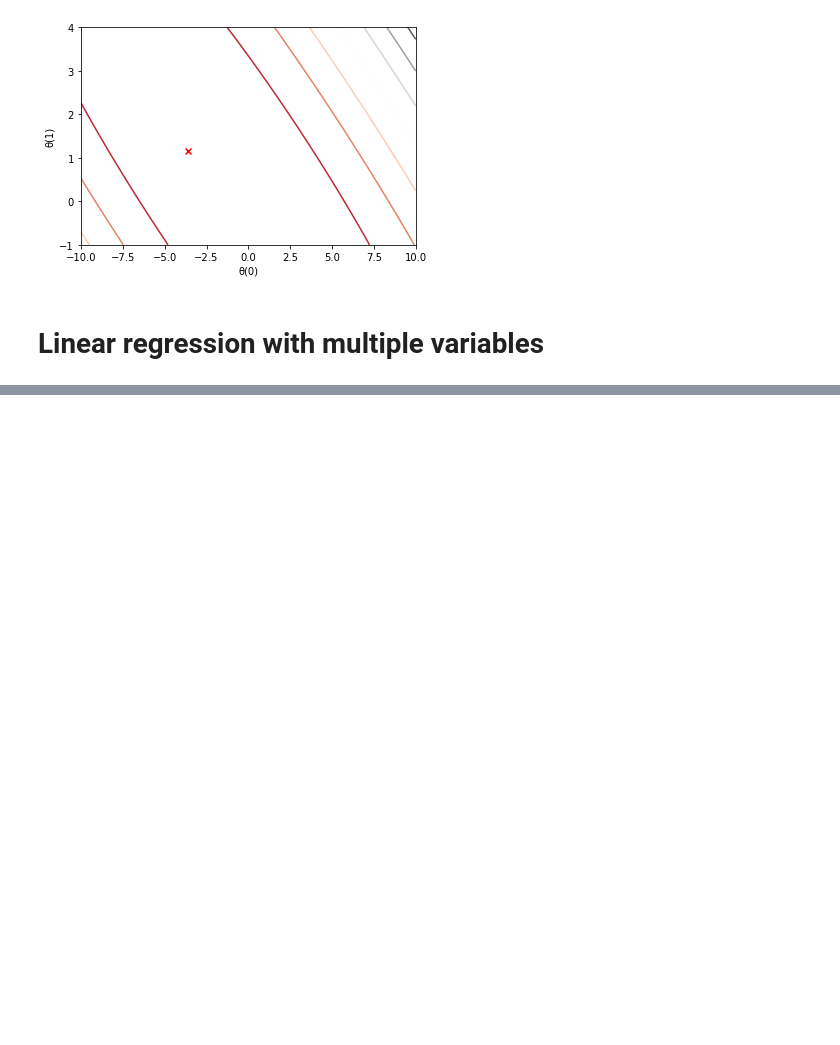
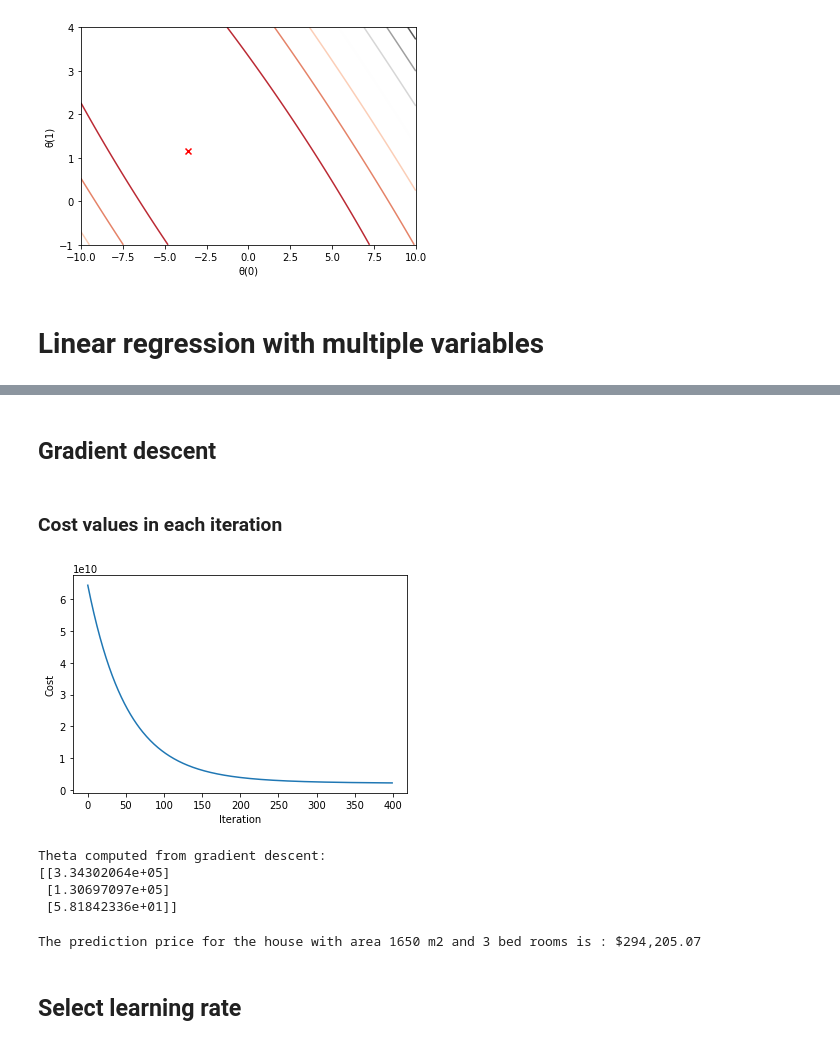
Before and after one commit to Pathairush/machine_learning_stanford, a Jupyter notebook: linear_regression_assigment/linear_regression.ipynb, the cells around one changed output, grey strips where cells are left out. Drawn from its saved outputs; the diff is of its cells as text; code cells hidden in the pictures; blank space fills up the shorter version.

```diff
--- a/linear_regression_assigment/linear_regression.ipynb
+++ b/linear_regression_assigment/linear_regression.ipynb
@@ -139,3 +142,12 @@ plt.ylabel("θ(1)");
 [figure]
 # %% [markdown]
 # Linear regression with multiple variables
+# %%
+# Read data
+data = pd.read_csv('./ex1data2.txt', header=None)
+
+# Prepare data
+X, y = data.iloc[:,0:-1], data.iloc[:,-1]
+m = len(y)
+n = data.shape[1] - 1
+X, y = np.array(X).reshape(-1, n), np.array(y).reshape(-1, 1)
@@ -141,0 +156,49 @@ plt.ylabel("θ(1)");
+# %%
+def normalize(X):
+    '''
+    normalize feature in X based on each column mean and standard deviation.
+    '''
+    mean = np.mean(X, axis=0)
+    std = np.std(X)
+    res = (X - mean) / std
+    return res, (mean, std)
+# %%
+# Normalize data - keep mean, and standard deviation for scaling new data.
+X_norm, (mean_norm, std_norm) = normalize(X)
+
+# Add constant value to X
+X_norm = np.concatenate((np.ones(m).reshape(-1,1), X_norm), axis=1)
+# %% [markdown]
+## Gradient descent
+# %%
+theta = np.zeros(n+1).reshape(-1,1)
+alpha = 0.01
+iteration = 400
+
+final_theta, cost_hist = gradient_descent(X_norm, y, theta, iteration, learning_rate=alpha)
+# %% [markdown]
+### Cost values in each iteration
+# %%
+plt.plot(cost_hist);
+plt.xlabel("Iteration");
+plt.ylabel("Cost");
+# %% [output]
+[figure, added]
+# %%
+print(f'Theta computed from gradient descent: \n{final_theta}');
+# %% [output]
+Theta computed from gradient descent:
+[[3.34302064e+05]
+ [1.30697097e+05]
+ [5.81842336e+01]]
+# %%
+new_x = np.array([1650,3]).reshape(-1,n)
+new_x_norm = (new_x - mean_norm) / std_norm
+new_x_norm = np.concatenate((np.ones(new_x.shape[0]).reshape(-1,1), new_x_norm), axis=1)
+
+pred1 = np.matmul(new_x_norm, final_theta)
+print(f'The prediction price for the house with area 1650 m2 and 3 bed rooms is : ${pred1[0][0]:,.2f}');
+# %% [output]
+The prediction price for the house with area 1650 m2 and 3 bed rooms is : $294,205.07
+# %% [markdown]
+## Select learning rate
```
Also changed, not shown: parts of 3 cells of this notebook.
